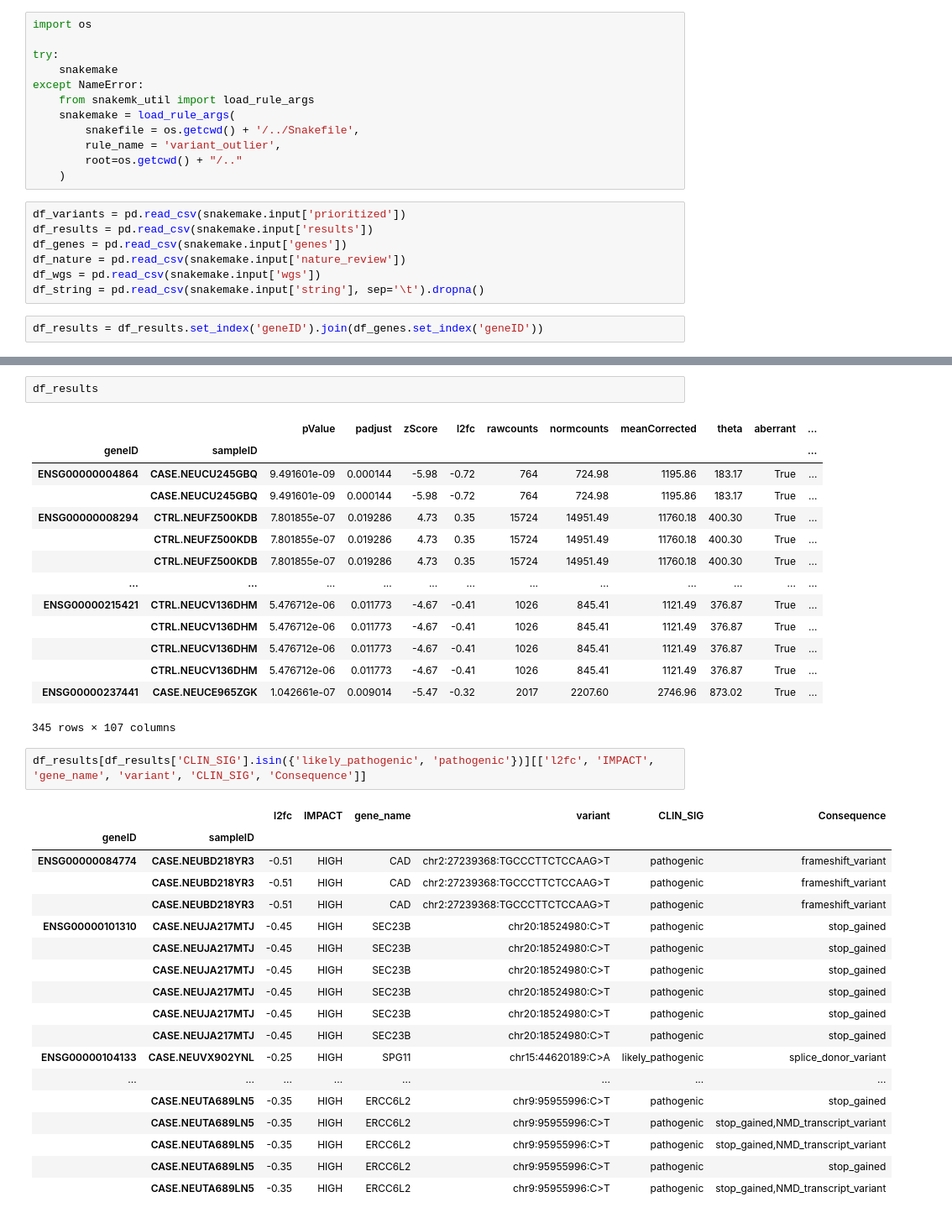
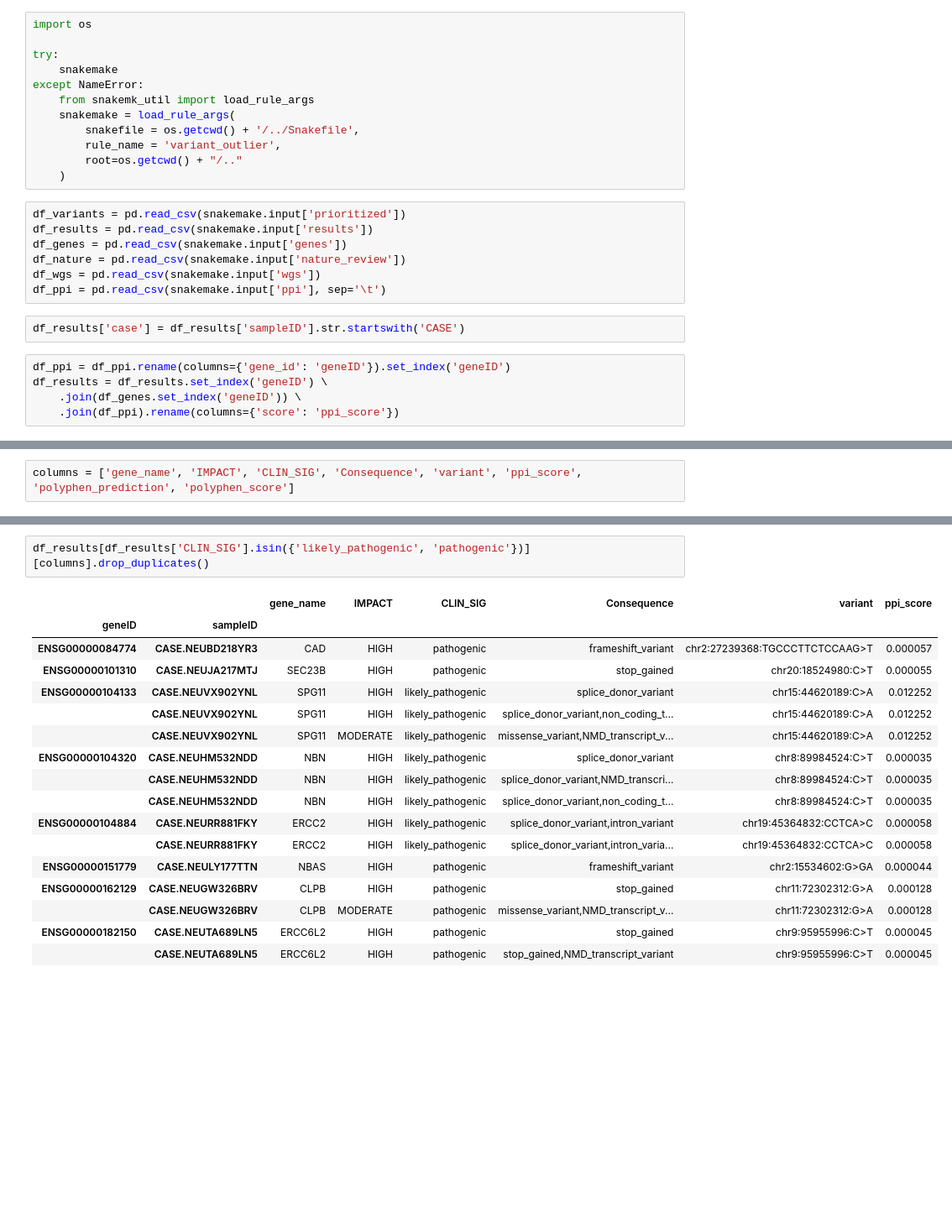
Before and after one commit to gagneurlab/ALS-kaggle, a Jupyter notebook: workflow/notebooks/outlier_prioritized_variants.ipynb, the cells around one changed output, grey strips where cells are left out. Shown at 84% size. Saved outputs shown, nothing was run; the diff lists cells and outputs as text; blank space fills up the shorter version.

```diff
--- a/workflow/notebooks/outlier_prioritized_variants.ipynb
+++ b/workflow/notebooks/outlier_prioritized_variants.ipynb
@@ -22,9 +22,14 @@ df_results = pd.read_csv(snakemake.input['results'])
 df_genes = pd.read_csv(snakemake.input['genes'])
 df_nature = pd.read_csv(snakemake.input['nature_review'])
 df_wgs = pd.read_csv(snakemake.input['wgs'])
-df_string = pd.read_csv(snakemake.input['string'], sep='\t').dropna()
+df_ppi = pd.read_csv(snakemake.input['ppi'], sep='\t')
+# %%
+df_results['case'] = df_results['sampleID'].str.startswith('CASE')
 # %%
-df_results = df_results.set_index('geneID').join(df_genes.set_index('geneID'))
+df_ppi = df_ppi.rename(columns={'gene_id': 'geneID'}).set_index('geneID')
+df_results = df_results.set_index('geneID') \
+    .join(df_genes.set_index('geneID')) \
+    .join(df_ppi).rename(columns={'score': 'ppi_score'})
 # %%
 df_variants = df_variants.rename(columns={'Gene': 'geneID', 'samples': 'sampleID'})
 df_variants['sampleID'] = df_variants['sampleID'].str.replace('-', '.')
@@ -36,3 +57,5 @@ df_results = df_results.join(df_variants, how='inner')
+# %%
+columns = ['gene_name', 'IMPACT', 'CLIN_SIG', 'Consequence', 'variant', 'ppi_score', 'polyphen_prediction', 'polyphen_score']
 # %%
 len(set(df_results.reset_index()['geneID']))
 # %% [output]
@@ -94,38 +121,20 @@ df_results[df_results['gene_name'].isin(set(df_wgs['gene_name']))][['gene_name',
-# %%
-df_results
-# %% [output]
-|  |  | pValue | padjust | zScore | l2fc | rawcounts | normcounts | meanCorrected | theta | aberrant | ... |
-| geneID | sampleID |  |  |  |  |  |  |  |  |  | ... |
-| ENSG00000004864 | CASE.NEUCU245GBQ | 9.491601e-09 | 0.000144 | -5.98 | -0.72 | 764 | 724.98 | 1195.86 | 183.17 | True | ... |
-|  | CASE.NEUCU245GBQ | 9.491601e-09 | 0.000144 | -5.98 | -0.72 | 764 | 724.98 | 1195.86 | 183.17 | True | ... |
-| ENSG00000008294 | CTRL.NEUFZ500KDB | 7.801855e-07 | 0.019286 | 4.73 | 0.35 | 15724 | 14951.49 | 11760.18 | 400.30 | True | ... |
-|  | CTRL.NEUFZ500KDB | 7.801855e-07 | 0.019286 | 4.73 | 0.35 | 15724 | 14951.49 | 11760.18 | 400.30 | True | ... |
-|  | CTRL.NEUFZ500KDB | 7.801855e-07 | 0.019286 | 4.73 | 0.35 | 15724 | 14951.49 | 11760.18 | 400.30 | True | ... |
-| ... | ... | ... | ... | ... | ... | ... | ... | ... | ... | ... | ... |
-| ENSG00000215421 | CTRL.NEUCV136DHM | 5.476712e-06 | 0.011773 | -4.67 | -0.41 | 1026 | 845.41 | 1121.49 | 376.87 | True | ... |
-|  | CTRL.NEUCV136DHM | 5.476712e-06 | 0.011773 | -4.67 | -0.41 | 1026 | 845.41 | 1121.49 | 376.87 | True | ... |
-|  | CTRL.NEUCV136DHM | 5.476712e-06 | 0.011773 | -4.67 | -0.41 | 1026 | 845.41 | 1121.49 | 376.87 | True | ... |
-|  | CTRL.NEUCV136DHM | 5.476712e-06 | 0.011773 | -4.67 | -0.41 | 1026 | 845.41 | 1121.49 | 376.87 | True | ... |
-| ENSG00000237441 | CASE.NEUCE965ZGK | 1.042661e-07 | 0.009014 | -5.47 | -0.32 | 2017 | 2207.60 | 2746.96 | 873.02 | True | ... |
-345 rows × 107 columns
 # %%
-df_results[df_results['CLIN_SIG'].isin({'likely_pathogenic', 'pathogenic'})][['l2fc', 'IMPACT', 'gene_name', 'variant', 'CLIN_SIG', 'Consequence']]
+df_results[df_results['CLIN_SIG'].isin({'likely_pathogenic', 'pathogenic'})][columns].drop_duplicates()
 # %% [output]
-|  |  | l2fc | IMPACT | gene_name | variant | CLIN_SIG | Consequence |
+|  |  | gene_name | IMPACT | CLIN_SIG | Consequence | variant | ppi_score |
 | geneID | sampleID |  |  |  |  |  |  |
-| ENSG00000084774 | CASE.NEUBD218YR3 | -0.51 | HIGH | CAD | chr2:27239368:TGCCCTTCTCCAAG>T | pathogenic | frameshift_variant |
-|  | CASE.NEUBD218YR3 | -0.51 | HIGH | CAD | chr2:27239368:TGCCCTTCTCCAAG>T | pathogenic | frameshift_variant |
-|  | CASE.NEUBD218YR3 | -0.51 | HIGH | CAD | chr2:27239368:TGCCCTTCTCCAAG>T | pathogenic | frameshift_variant |
-| ENSG00000101310 | CASE.NEUJA217MTJ | -0.45 | HIGH | SEC23B | chr20:18524980:C>T | pathogenic | stop_gained |
-|  | CASE.NEUJA217MTJ | -0.45 | HIGH | SEC23B | chr20:18524980:C>T | pathogenic | stop_gained |
-|  | CASE.NEUJA217MTJ | -0.45 | HIGH | SEC23B | chr20:18524980:C>T | pathogenic | stop_gained |
-|  | CASE.NEUJA217MTJ | -0.45 | HIGH | SEC23B | chr20:18524980:C>T | pathogenic | stop_gained |
-|  | CASE.NEUJA217MTJ | -0.45 | HIGH | SEC23B | chr20:18524980:C>T | pathogenic | stop_gained |
-|  | CASE.NEUJA217MTJ | -0.45 | HIGH | SEC23B | chr20:18524980:C>T | pathogenic | stop_gained |
-| ENSG00000104133 | CASE.NEUVX902YNL | -0.25 | HIGH | SPG11 | chr15:44620189:C>A | likely_pathogenic | splice_donor_variant |
-| ... | ... | ... | ... | ... | ... | ... | ... |
-|  | CASE.NEUTA689LN5 | -0.35 | HIGH | ERCC6L2 | chr9:95955996:C>T | pathogenic | stop_gained |
-|  | CASE.NEUTA689LN5 | -0.35 | HIGH | ERCC6L2 | chr9:95955996:C>T | pathogenic | stop_gained,NMD_transcript_variant |
-|  | CASE.NEUTA689LN5 | -0.35 | HIGH | ERCC6L2 | chr9:95955996:C>T | pathogenic | stop_gained,NMD_transcript_variant |
-|  | CASE.NEUTA689LN5 | -0.35 | HIGH | ERCC6L2 | chr9:95955996:C>T | pathogenic | stop_gained |
-|  | CASE.NEUTA689LN5 | -0.35 | HIGH | ERCC6L2 | chr9:95955996:C>T | pathogenic | stop_gained,NMD_transcript_variant |
+| ENSG00000084774 | CASE.NEUBD218YR3 | CAD | HIGH | pathogenic | frameshift_variant | chr2:27239368:TGCCCTTCTCCAAG>T | 0.000057 |
+| ENSG00000101310 | CASE.NEUJA217MTJ | SEC23B | HIGH | pathogenic | stop_gained | chr20:18524980:C>T | 0.000055 |
+| ENSG00000104133 | CASE.NEUVX902YNL | SPG11 | HIGH | likely_pathogenic | splice_donor_variant | chr15:44620189:C>A | 0.012252 |
+|  | CASE.NEUVX902YNL | SPG11 | HIGH | likely_pathogenic | splice_donor_variant,non_coding_t... | chr15:44620189:C>A | 0.012252 |
+|  | CASE.NEUVX902YNL | SPG11 | MODERATE | likely_pathogenic | missense_variant,NMD_transcript_v... | chr15:44620189:C>A | 0.012252 |
+| ENSG00000104320 | CASE.NEUHM532NDD | NBN | HIGH | likely_pathogenic | splice_donor_variant | chr8:89984524:C>T | 0.000035 |
+|  | CASE.NEUHM532NDD | NBN | HIGH | likely_pathogenic | splice_donor_variant,NMD_transcri... | chr8:89984524:C>T | 0.000035 |
+|  | CASE.NEUHM532NDD | NBN | HIGH | likely_pathogenic | splice_donor_variant,non_coding_t... | chr8:89984524:C>T | 0.000035 |
+| ENSG00000104884 | CASE.NEURR881FKY | ERCC2 | HIGH | likely_pathogenic | splice_donor_variant,intron_variant | chr19:45364832:CCTCA>C | 0.000058 |
+|  | CASE.NEURR881FKY | ERCC2 | HIGH | likely_pathogenic | splice_donor_variant,intron_varia... | chr19:45364832:CCTCA>C | 0.000058 |
+| ENSG00000151779 | CASE.NEULY177TTN | NBAS | HIGH | pathogenic | frameshift_variant | chr2:15534602:G>GA | 0.000044 |
+| ENSG00000162129 | CASE.NEUGW326BRV | CLPB | HIGH | pathogenic | stop_gained | chr11:72302312:G>A | 0.000128 |
+|  | CASE.NEUGW326BRV | CLPB | MODERATE | pathogenic | missense_variant,NMD_transcript_v... | chr11:72302312:G>A | 0.000128 |
+| ENSG00000182150 | CASE.NEUTA689LN5 | ERCC6L2 | HIGH | pathogenic | stop_gained | chr9:95955996:C>T | 0.000045 |
+|  | CASE.NEUTA689LN5 | ERCC6L2 | HIGH | pathogenic | stop_gained,NMD_transcript_variant | chr9:95955996:C>T | 0.000045 |
```
Also changed, not shown: parts of 35 cells of this notebook, 2 other files.
